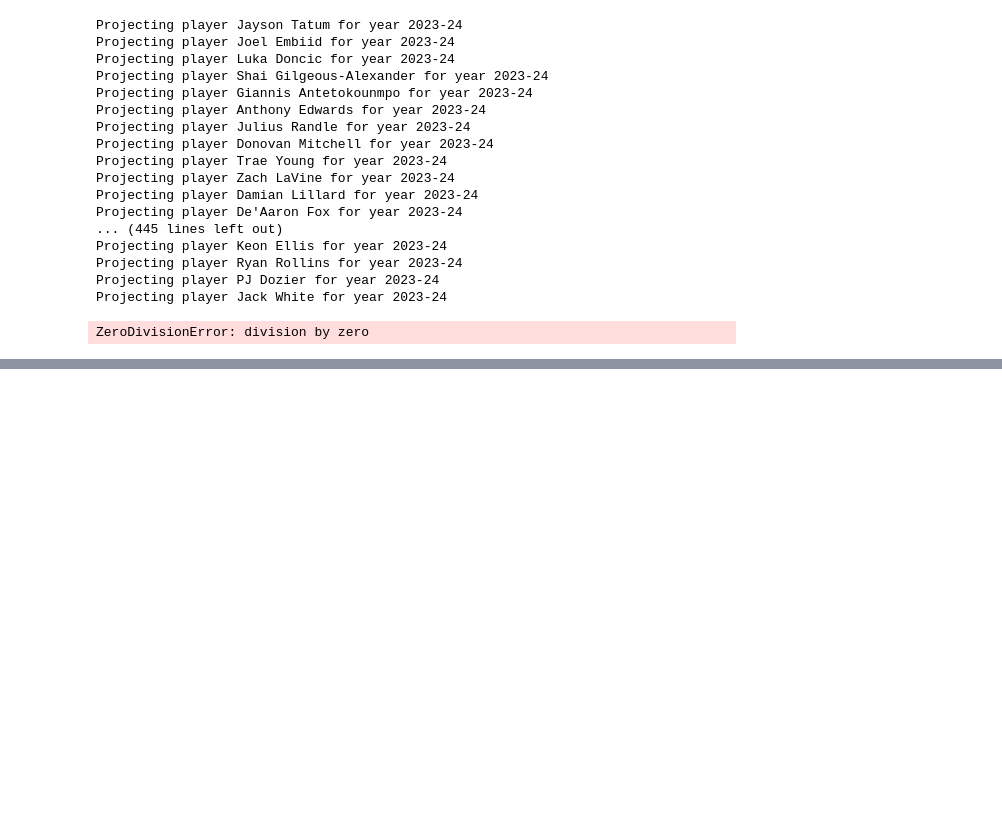
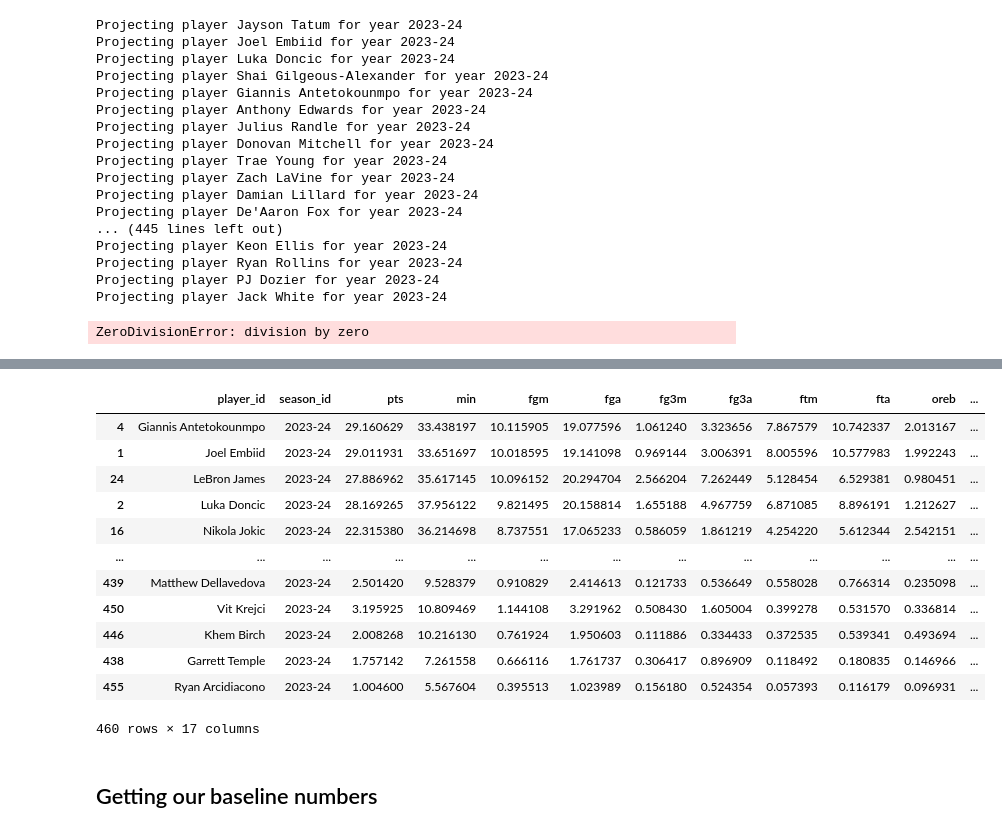
Before and after one commit to onat-the-wanderer/Knn-NBA-Fantasy-Model, a Jupyter notebook: Untitled.ipynb, the cells around one changed output, grey strips where cells are left out. Drawn from its saved outputs; the diff is of its cells as text; code cells hidden in the pictures; blank space fills up the shorter version.

```diff
--- a/Untitled.ipynb
+++ b/Untitled.ipynb
@@ -1267,0 +1722,16 @@ ZeroDivisionError: division by zero
+# %%
+final_stat_df.rename(columns = {'proj_season':'season_id',
+                               'proj_Points_Scored': 'pts',
+                                'proj_Minutes_Played':'min',
+                                'proj_FG_Made':'fgm',
+                                'proj_FG_Attempts':'fga',
+                                'proj_Pt3_FG_Made':'fg3m',
+                                'proj_Pt3_FG_Attempts':'fg3a',
+                                'proj_FT_Made':'ftm',
+                                'proj_FT_Attempts':'fta',
+                                'proj_Offensive_Rebounds':'oreb',
+                                'proj_Defensive_Rebounds':'dreb',
+                                'proj_Assists':'ast',
+                                'proj_Steals':'stl',
+                                'proj_Turnovers':'tov',
+                               'proj_Blocks':'blk'}, inplace = True)
@@ -1267,0 +1747,35 @@ ZeroDivisionError: division by zero
+# %%
+def fantasy_pts_converter(row):
+    pts = row['pts']
+    fgm = row['fgm']
+    fga = row['fga']
+    ftm = row['ftm']
+    fta = row['fta']
+    oreb = row['oreb']
+    dreb = row['dreb']
+    ast = row['ast']
+    stl = row['stl']
+    tov = row['tov']
+    blk = row['blk']
+    fantasy_pts = pts + fgm - fga + ftm - fta + oreb + dreb + ast + stl - tov + blk
+    return fantasy_pts
+# %%
+fantasy_value = final_stat_df.apply(fantasy_pts_converter, axis = 1)
+# %%
+final_stat_df['fantasy_pts'] = fantasy_value
+# %%
+final_stat_df.sort_values('fantasy_pts', ascending = False)
+# %% [output]
+|  | player_id | season_id | pts | min | fgm | fga | fg3m | fg3a | ftm | fta | oreb | ... |
+| 4 | Giannis Antetokounmpo | 2023-24 | 29.160629 | 33.438197 | 10.115905 | 19.077596 | 1.061240 | 3.323656 | 7.867579 | 10.742337 | 2.013167 | ... |
+| 1 | Joel Embiid | 2023-24 | 29.011931 | 33.651697 | 10.018595 | 19.141098 | 0.969144 | 3.006391 | 8.005596 | 10.577983 | 1.992243 | ... |
+| 24 | LeBron James | 2023-24 | 27.886962 | 35.617145 | 10.096152 | 20.294704 | 2.566204 | 7.262449 | 5.128454 | 6.529381 | 0.980451 | ... |
+| 2 | Luka Doncic | 2023-24 | 28.169265 | 37.956122 | 9.821495 | 20.158814 | 1.655188 | 4.967759 | 6.871085 | 8.896191 | 1.212627 | ... |
+| 16 | Nikola Jokic | 2023-24 | 22.315380 | 36.214698 | 8.737551 | 17.065233 | 0.586059 | 1.861219 | 4.254220 | 5.612344 | 2.542151 | ... |
+| ... | ... | ... | ... | ... | ... | ... | ... | ... | ... | ... | ... | ... |
+| 439 | Matthew Dellavedova | 2023-24 | 2.501420 | 9.528379 | 0.910829 | 2.414613 | 0.121733 | 0.536649 | 0.558028 | 0.766314 | 0.235098 | ... |
+| 450 | Vit Krejci | 2023-24 | 3.195925 | 10.809469 | 1.144108 | 3.291962 | 0.508430 | 1.605004 | 0.399278 | 0.531570 | 0.336814 | ... |
+| 446 | Khem Birch | 2023-24 | 2.008268 | 10.216130 | 0.761924 | 1.950603 | 0.111886 | 0.334433 | 0.372535 | 0.539341 | 0.493694 | ... |
+| 438 | Garrett Temple | 2023-24 | 1.757142 | 7.261558 | 0.666116 | 1.761737 | 0.306417 | 0.896909 | 0.118492 | 0.180835 | 0.146966 | ... |
+| 455 | Ryan Arcidiacono | 2023-24 | 1.004600 | 5.567604 | 0.395513 | 1.023989 | 0.156180 | 0.524354 | 0.057393 | 0.116179 | 0.096931 | ... |
+460 rows × 17 columns
@@ -1267,0 +1786,2 @@ ZeroDivisionError: division by zero
+# %% [markdown]
+## Getting our baseline numbers
```
Also changed, not shown: parts of 115 cells of this notebook, 2 other files.
